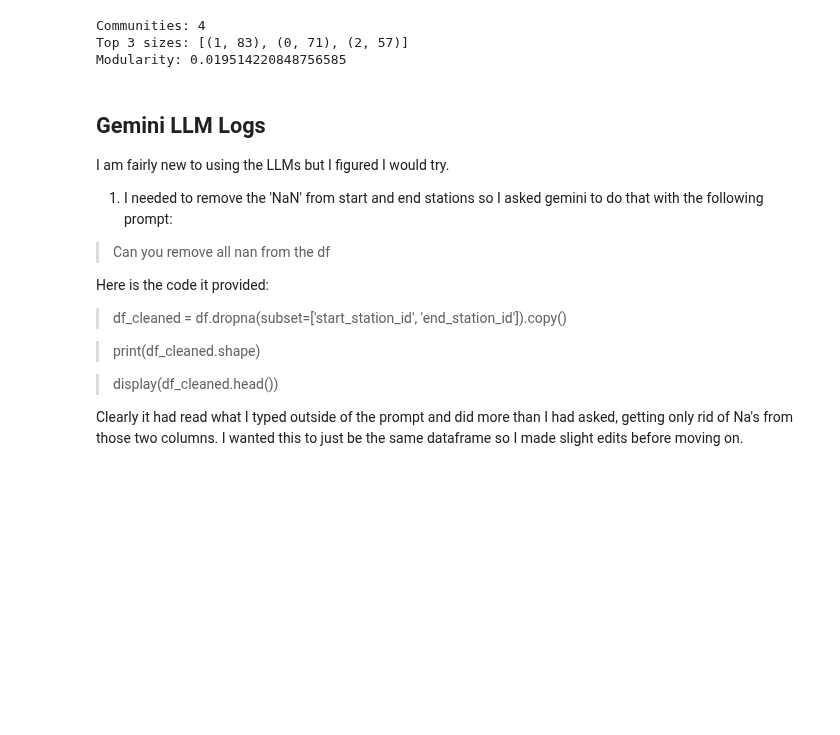
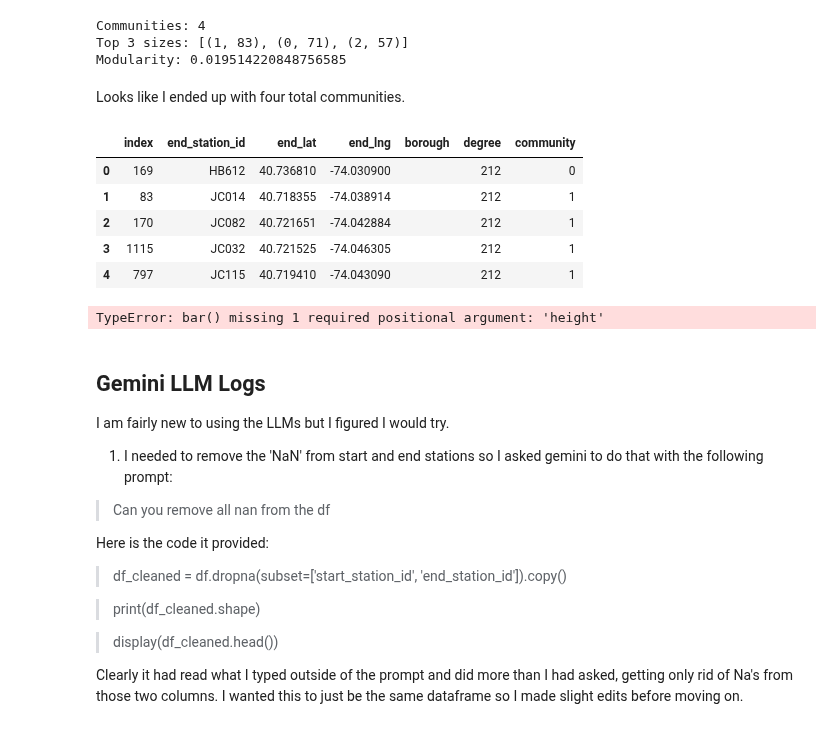
Before and after one commit to nurfnick/NetworkScience, a Jupyter notebook: HomeworkAssignments/Homework1.ipynb, the cells around one changed output. Saved outputs shown, nothing was run; the diff lists cells and outputs as text; code cells hidden in the pictures; blank space fills up the shorter version.

```diff
--- a/HomeworkAssignments/Homework1.ipynb
+++ b/HomeworkAssignments/Homework1.ipynb
@@ -395,6 +395,21 @@ print('Modularity:', modularity)
 Communities: 4
 Top 3 sizes: [(1, 83), (0, 71), (2, 57)]
 Modularity: 0.019514220848756585
+# %% [markdown]
+Looks like I ended up with four total communities.
+# %%
+partition_df = pd.DataFrame.from_dict(partition, orient='index', columns=['community'])
+partition_df.index.name = 'station_id'
+stations_with_degree = stations_with_degree.merge(partition_df, left_on='end_station_id', right_on='station_id')
+display(stations_with_degree.head())
+# %% [output]
+|  | index | end_station_id | end_lat | end_lng | borough | degree | community |
+| 0 | 169 | HB612 | 40.736810 | -74.030900 |  | 212 | 0 |
+| 1 | 83 | JC014 | 40.718355 | -74.038914 |  | 212 | 1 |
+| 2 | 170 | JC082 | 40.721651 | -74.042884 |  | 212 | 1 |
+| 3 | 1115 | JC032 | 40.721525 | -74.046305 |  | 212 | 1 |
+| 4 | 797 | JC115 | 40.719410 | -74.043090 |  | 212 | 1 |
+TypeError: bar() missing 1 required positional argument: 'height'
 # %% [markdown]
 ## Gemini LLM Logs
 
```
